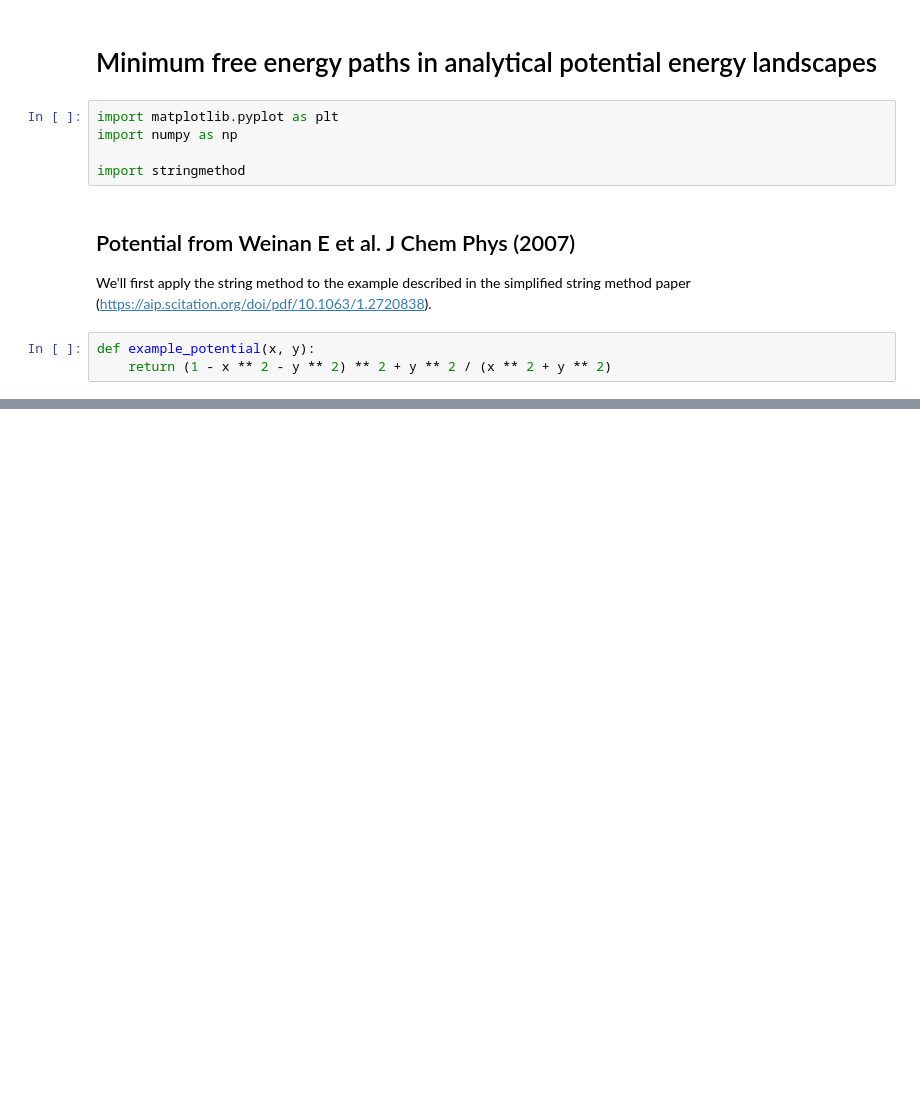
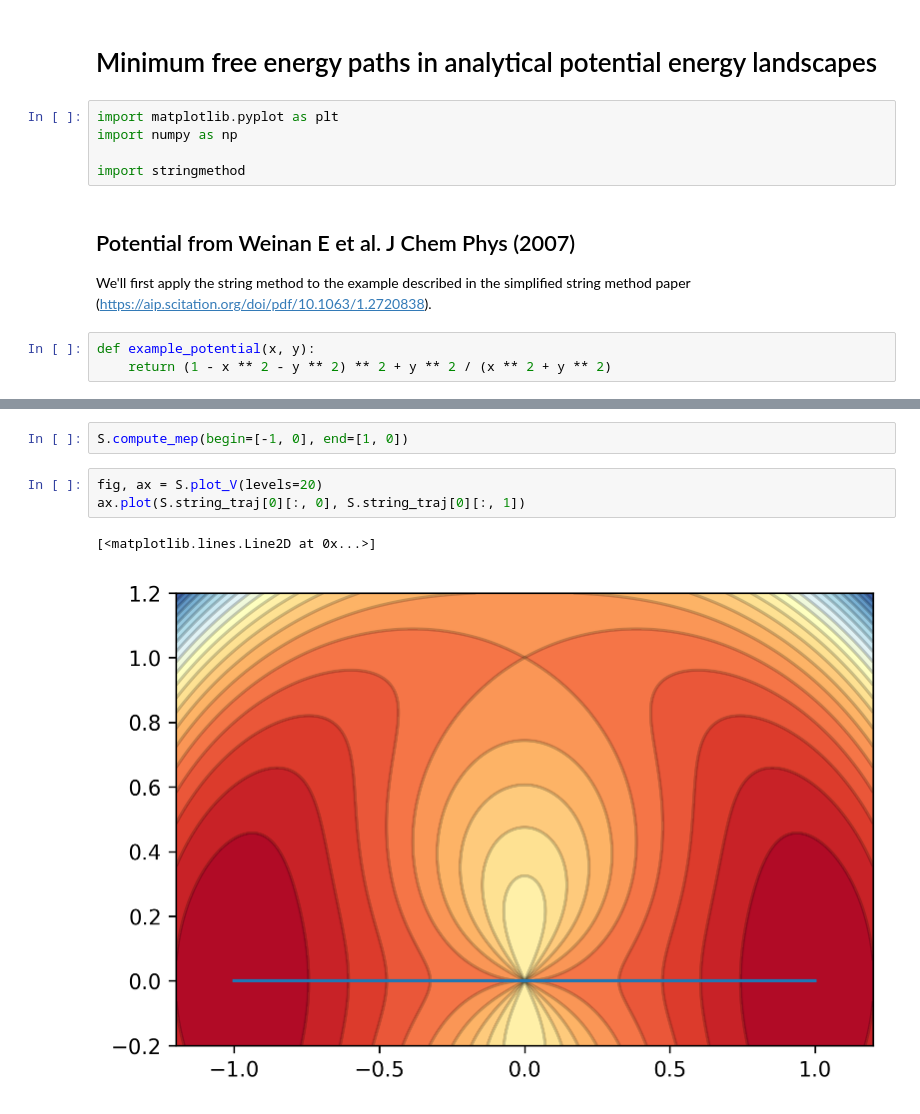
Before and after one commit to apallath/stringmethod, a Jupyter notebook: examples/1_analytical_potential_2D_string.ipynb, the cells around one changed output, grey strips where cells are left out. Saved outputs shown, nothing was run; the diff lists cells and outputs as text; blank space fills up the shorter version.

```diff
--- a/examples/1_analytical_potential_2D_string.ipynb
+++ b/examples/1_analytical_potential_2D_string.ipynb
@@ -26,0 +43,8 @@ ax.contour(xx, yy, example_potential(xx, yy), levels=20, colors="black", alpha=0
+# %%
+S.compute_mep(begin=[-1, 0], end=[1, 0])
+# %%
+fig, ax = S.plot_V(levels=20)
+ax.plot(S.string_traj[0][:, 0], S.string_traj[0][:, 1])
+# %% [output]
+[<matplotlib.lines.Line2D at 0x...>]
+[figure, added]
```
Also changed, not shown: parts of 8 cells of this notebook, 1 other file.
